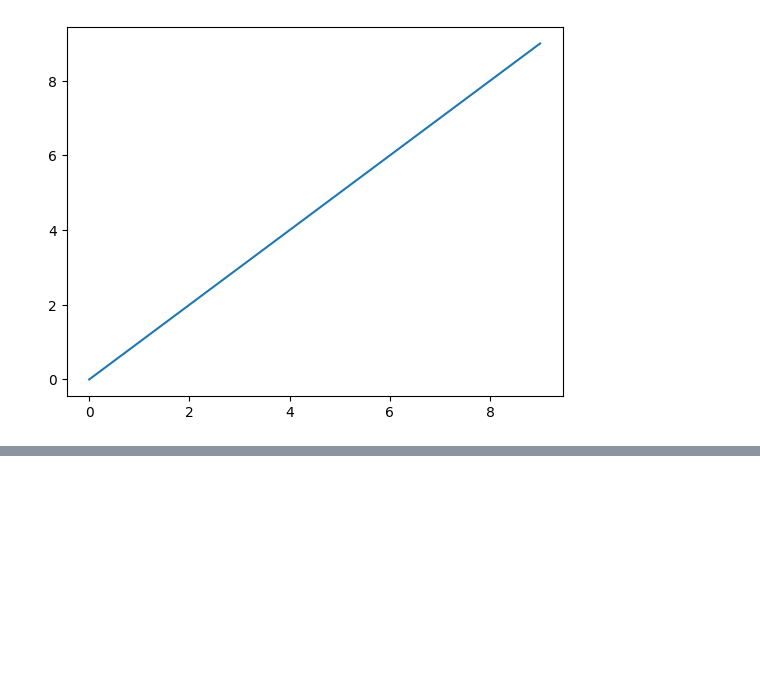
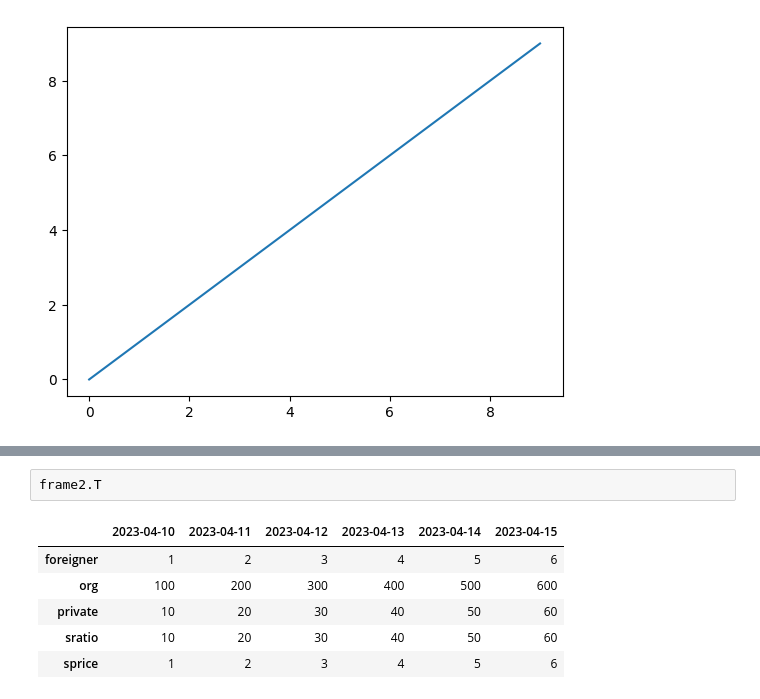
Before and after one commit to papasmf3001/python0412, a Jupyter notebook: DemoPandas.ipynb, the cells around one changed output, grey strips where cells are left out. Drawn from its saved outputs; the diff is of its cells as text; blank space fills up the shorter version.

```diff
--- a/DemoPandas.ipynb
+++ b/DemoPandas.ipynb
@@ -14,0 +101,9 @@ Populating the interactive namespace from numpy and matplotlib
+# %%
+frame2.T
+# %% [output]
+|  | 2023-04-10 | 2023-04-11 | 2023-04-12 | 2023-04-13 | 2023-04-14 | 2023-04-15 |
+| foreigner | 1 | 2 | 3 | 4 | 5 | 6 |
+| org | 100 | 200 | 300 | 400 | 500 | 600 |
+| private | 10 | 20 | 30 | 40 | 50 | 60 |
+| sratio | 10 | 20 | 30 | 40 | 50 | 60 |
+| sprice | 1 | 2 | 3 | 4 | 5 | 6 |
```
Also changed, not shown: parts of 14 cells of this notebook, 8 other files.
